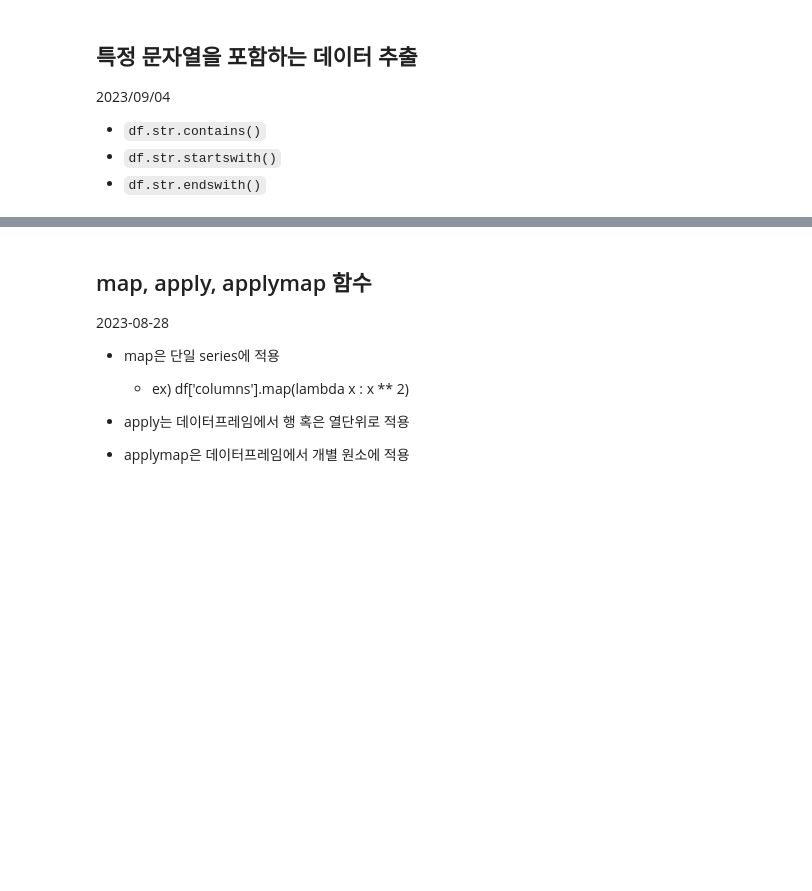
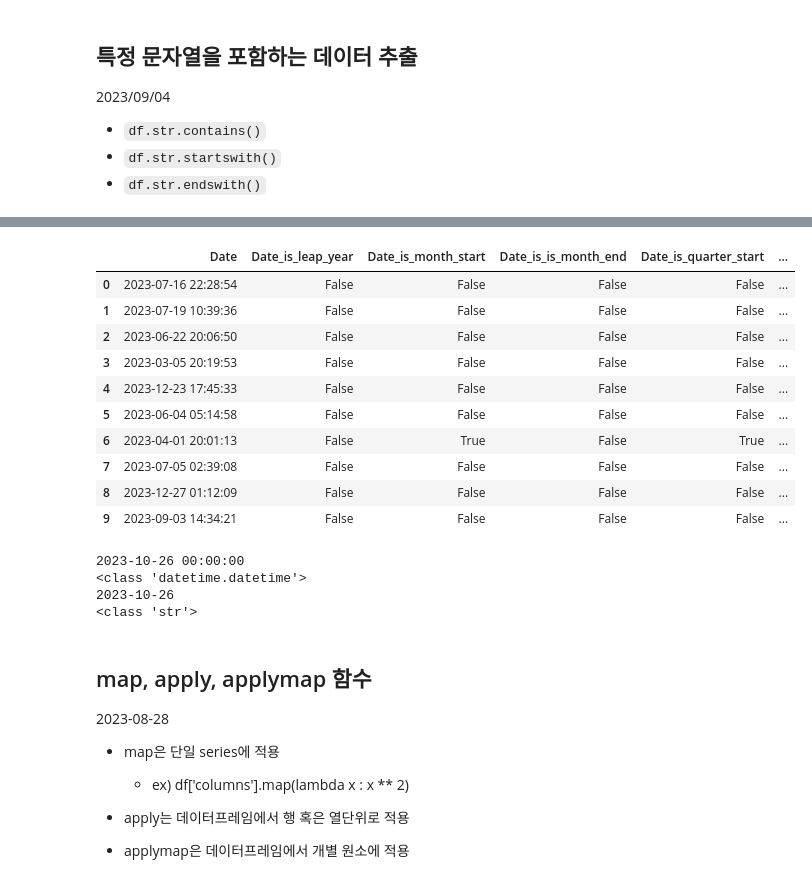
Before and after one commit to psw109/python_dictionary, a Jupyter notebook: 사전.ipynb, the cells around one changed output, grey strips where cells are left out. Drawn from its saved outputs; the diff is of its cells as text; code cells hidden in the pictures; blank space fills up the shorter version.

```diff
--- a/사전.ipynb
+++ b/사전.ipynb
@@ -643,0 +746,6 @@ df.select_dtypes(exclude = 'object')
+# %%
+random.seed(2023)
+start_date = datetime(2023,1,1)
+date_series = [start_date + timedelta(days=random.randint(0, 365), hours=random.randint(0, 23), minutes=random.randint(0, 59), seconds=random.randint(0, 59)) for x in range(10)]
+date_df3 = pd.DataFrame({'Date' : date_series})
+date_df3
@@ -644,3 +764,37 @@ df.select_dtypes(exclude = 'object')
+# %%
+date_df3['Date_is_leap_year'] = date_df3['Date'].dt.is_leap_year     # 윤년 여부
+date_df3['Date_is_month_start'] = date_df3['Date'].dt.is_month_start   # 월 시작일 여부
+date_df3['Date_is_is_month_end'] = date_df3['Date'].dt.is_month_end     # 월 마지막일 여부
+date_df3['Date_is_quarter_start'] = date_df3['Date'].dt.is_quarter_start # 분기 시작일 여부
+date_df3['Date_is_quarter_end'] = date_df3['Date'].dt.is_quarter_end   # 분기 마지막일 여부
+date_df3['Date_is_year_start'] = date_df3['Date'].dt.is_year_start    # 연 시작일 여부
+date_df3
+# %% [output]
+|  | Date | Date_is_leap_year | Date_is_month_start | Date_is_is_month_end | Date_is_quarter_start | ... |
+| 0 | 2023-07-16 22:28:54 | False | False | False | False | ... |
+| 1 | 2023-07-19 10:39:36 | False | False | False | False | ... |
+| 2 | 2023-06-22 20:06:50 | False | False | False | False | ... |
+| 3 | 2023-03-05 20:19:53 | False | False | False | False | ... |
+| 4 | 2023-12-23 17:45:33 | False | False | False | False | ... |
+| 5 | 2023-06-04 05:14:58 | False | False | False | False | ... |
+| 6 | 2023-04-01 20:01:13 | False | True | False | True | ... |
+| 7 | 2023-07-05 02:39:08 | False | False | False | False | ... |
+| 8 | 2023-12-27 01:12:09 | False | False | False | False | ... |
+| 9 | 2023-09-03 14:34:21 | False | False | False | False | ... |
+# %%
+temp_date = '2023-10-26'
+date_test = datetime.strptime(temp_date, '%Y-%m-%d')
+print(date_test)
+print(type(date_test))
+
+date_test2 = date_test.strftime('%Y-%m-%d')
+print(date_test2)
+print(type(date_test2))
+# %% [output]
+2023-10-26 00:00:00
+<class 'datetime.datetime'>
+2023-10-26
+<class 'str'>
 # %% [markdown]
 ## map, apply, applymap 함수
 
```
Also changed, not shown: parts of 20 cells of this notebook.
